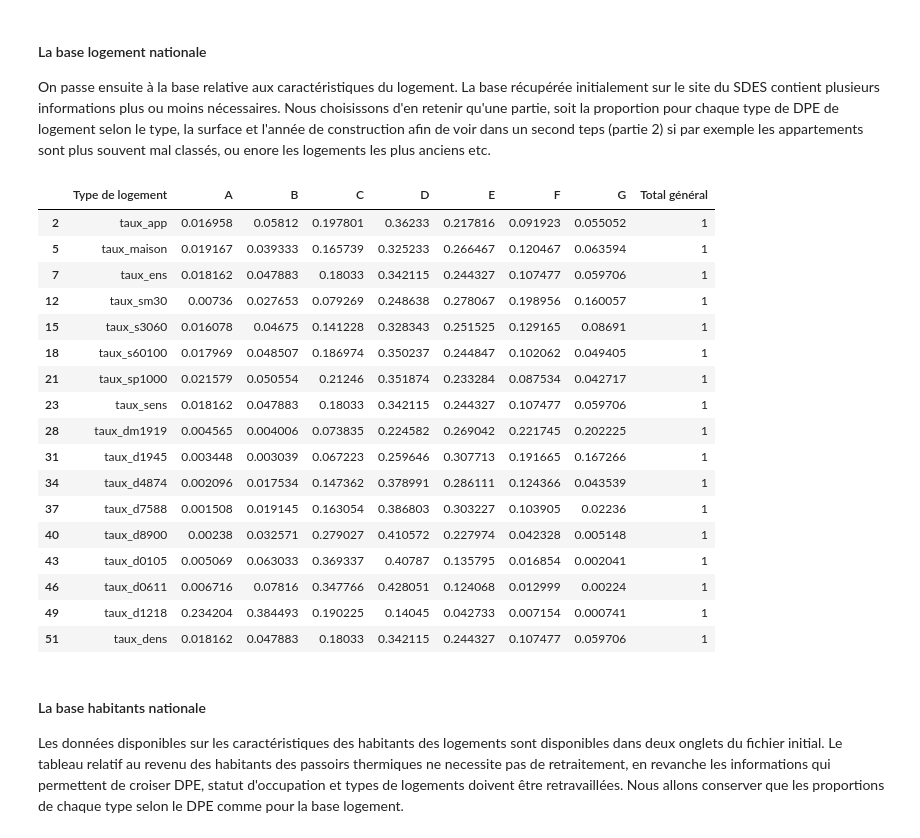
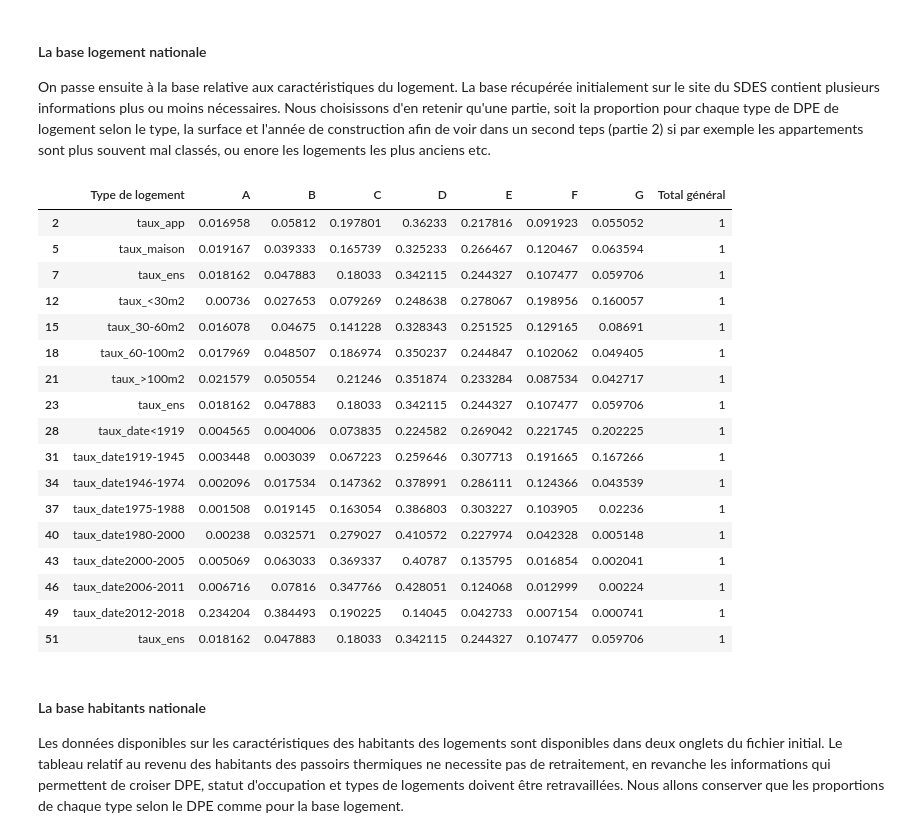
Before and after one commit to f-b-l/python2A, a Jupyter notebook: Master Notebook.ipynb, the cells around one changed output. Drawn from its saved outputs; the diff is of its cells as text; code cells hidden in the pictures.

```diff
--- a/Master Notebook.ipynb
+++ b/Master Notebook.ipynb
@@ -383,21 +383,21 @@ df_log_nat_work.iloc[2,0]="taux_app"
 df_log_nat_work.iloc[5,0]="taux_maison"
 df_log_nat_work.iloc[7,0]="taux_ens"
 #sur la surface
-df_log_nat_work.iloc[12,0]="taux_sm30"
-df_log_nat_work.iloc[15,0]="taux_s3060"
-df_log_nat_work.iloc[18,0]="taux_s60100"
-df_log_nat_work.iloc[21,0]="taux_sp1000"
-df_log_nat_work.iloc[23,0]="taux_sens"
+df_log_nat_work.iloc[12,0]="taux_<30m2"
+df_log_nat_work.iloc[15,0]="taux_30-60m2"
+df_log_nat_work.iloc[18,0]="taux_60-100m2"
+df_log_nat_work.iloc[21,0]="taux_>100m2"
+df_log_nat_work.iloc[23,0]="taux_ens"
 #sur la date de construction
-df_log_nat_work.iloc[28,0]="taux_dm1919"
-df_log_nat_work.iloc[31,0]="taux_d1945"
-df_log_nat_work.iloc[34,0]="taux_d4874"
-df_log_nat_work.iloc[37,0]="taux_d7588"
-df_log_nat_work.iloc[40,0]="taux_d8900"
-df_log_nat_work.iloc[43,0]="taux_d0105"
-df_log_nat_work.iloc[46,0]="taux_d0611"
-df_log_nat_work.iloc[49,0]="taux_d1218"
-df_log_nat_work.iloc[51,0]="taux_dens"
+df_log_nat_work.iloc[28,0]="taux_date<1919"
+df_log_nat_work.iloc[31,0]="taux_date1919-1945"
+df_log_nat_work.iloc[34,0]="taux_date1946-1974"
+df_log_nat_work.iloc[37,0]="taux_date1975-1988"
+df_log_nat_work.iloc[40,0]="taux_date1980-2000"
+df_log_nat_work.iloc[43,0]="taux_date2000-2005"
+df_log_nat_work.iloc[46,0]="taux_date2006-2011"
+df_log_nat_work.iloc[49,0]="taux_date2012-2018"
+df_log_nat_work.iloc[51,0]="taux_ens"
 #on supprime les lignes inutiles
 df_log_nat_work=df_log_nat_work.drop(labels=None, axis=0, index=0)
 df_log_nat_work=df_log_nat_work.drop(labels=None, axis=0, index=1)
@@ -416,47 +416,47 @@ df_log_nat_work=df_log_nat_work.drop(labels=None, axis=0, index=19)
 df_log_nat_work=df_log_nat_work.drop(labels=None, axis=0, index=20)
 df_log_nat_work=df_log_nat_work.drop(labels=None, axis=0, index=22)
 df_log_nat_work=df_log_nat_work.drop(labels=None, axis=0, index=24)
 df_log_nat_work=df_log_nat_work.drop(labels=None, axis=0, index=25)
 df_log_nat_work=df_log_nat_work.drop(labels=None, axis=0, index=26)
 df_log_nat_work=df_log_nat_work.drop(labels=None, axis=0, index=27)
 df_log_nat_work=df_log_nat_work.drop(labels=None, axis=0, index=29)
 df_log_nat_work=df_log_nat_work.drop(labels=None, axis=0, index=30)
 df_log_nat_work=df_log_nat_work.drop(labels=None, axis=0, index=32)
 df_log_nat_work=df_log_nat_work.drop(labels=None, axis=0, index=33)
 df_log_nat_work=df_log_nat_work.drop(labels=None, axis=0, index=35)
 df_log_nat_work=df_log_nat_work.drop(labels=None, axis=0, index=36)
 df_log_nat_work=df_log_nat_work.drop(labels=None, axis=0, index=38)
 df_log_nat_work=df_log_nat_work.drop(labels=None, axis=0, index=39)
 df_log_nat_work=df_log_nat_work.drop(labels=None, axis=0, index=41)
 df_log_nat_work=df_log_nat_work.drop(labels=None, axis=0, index=42)
 df_log_nat_work=df_log_nat_work.drop(labels=None, axis=0, index=44)
 df_log_nat_work=df_log_nat_work.drop(labels=None, axis=0, index=45)
 df_log_nat_work=df_log_nat_work.drop(labels=None, axis=0, index=47)
 df_log_nat_work=df_log_nat_work.drop(labels=None, axis=0, index=48)
 df_log_nat_work=df_log_nat_work.drop(labels=None, axis=0, index=50)
 df_log_nat_work
 #on transpose #
 #df_log_nat_work_T=df_log_nat_work.transpose()
 #df_log_nat_work_T_df
 # %% [output]
 |  | Type de logement | A | B | C | D | E | F | G | Total général |
 | 2 | taux_app | 0.016958 | 0.05812 | 0.197801 | 0.36233 | 0.217816 | 0.091923 | 0.055052 | 1 |
 | 5 | taux_maison | 0.019167 | 0.039333 | 0.165739 | 0.325233 | 0.266467 | 0.120467 | 0.063594 | 1 |
 | 7 | taux_ens | 0.018162 | 0.047883 | 0.18033 | 0.342115 | 0.244327 | 0.107477 | 0.059706 | 1 |
-| 12 | taux_sm30 | 0.00736 | 0.027653 | 0.079269 | 0.248638 | 0.278067 | 0.198956 | 0.160057 | 1 |
-| 15 | taux_s3060 | 0.016078 | 0.04675 | 0.141228 | 0.328343 | 0.251525 | 0.129165 | 0.08691 | 1 |
-| 18 | taux_s60100 | 0.017969 | 0.048507 | 0.186974 | 0.350237 | 0.244847 | 0.102062 | 0.049405 | 1 |
-| 21 | taux_sp1000 | 0.021579 | 0.050554 | 0.21246 | 0.351874 | 0.233284 | 0.087534 | 0.042717 | 1 |
-| 23 | taux_sens | 0.018162 | 0.047883 | 0.18033 | 0.342115 | 0.244327 | 0.107477 | 0.059706 | 1 |
-| 28 | taux_dm1919 | 0.004565 | 0.004006 | 0.073835 | 0.224582 | 0.269042 | 0.221745 | 0.202225 | 1 |
-| 31 | taux_d1945 | 0.003448 | 0.003039 | 0.067223 | 0.259646 | 0.307713 | 0.191665 | 0.167266 | 1 |
-| 34 | taux_d4874 | 0.002096 | 0.017534 | 0.147362 | 0.378991 | 0.286111 | 0.124366 | 0.043539 | 1 |
-| 37 | taux_d7588 | 0.001508 | 0.019145 | 0.163054 | 0.386803 | 0.303227 | 0.103905 | 0.02236 | 1 |
-| 40 | taux_d8900 | 0.00238 | 0.032571 | 0.279027 | 0.410572 | 0.227974 | 0.042328 | 0.005148 | 1 |
-| 43 | taux_d0105 | 0.005069 | 0.063033 | 0.369337 | 0.40787 | 0.135795 | 0.016854 | 0.002041 | 1 |
-| 46 | taux_d0611 | 0.006716 | 0.07816 | 0.347766 | 0.428051 | 0.124068 | 0.012999 | 0.00224 | 1 |
-| 49 | taux_d1218 | 0.234204 | 0.384493 | 0.190225 | 0.14045 | 0.042733 | 0.007154 | 0.000741 | 1 |
-| 51 | taux_dens | 0.018162 | 0.047883 | 0.18033 | 0.342115 | 0.244327 | 0.107477 | 0.059706 | 1 |
+| 12 | taux_<30m2 | 0.00736 | 0.027653 | 0.079269 | 0.248638 | 0.278067 | 0.198956 | 0.160057 | 1 |
+| 15 | taux_30-60m2 | 0.016078 | 0.04675 | 0.141228 | 0.328343 | 0.251525 | 0.129165 | 0.08691 | 1 |
+| 18 | taux_60-100m2 | 0.017969 | 0.048507 | 0.186974 | 0.350237 | 0.244847 | 0.102062 | 0.049405 | 1 |
+| 21 | taux_>100m2 | 0.021579 | 0.050554 | 0.21246 | 0.351874 | 0.233284 | 0.087534 | 0.042717 | 1 |
+| 23 | taux_ens | 0.018162 | 0.047883 | 0.18033 | 0.342115 | 0.244327 | 0.107477 | 0.059706 | 1 |
+| 28 | taux_date<1919 | 0.004565 | 0.004006 | 0.073835 | 0.224582 | 0.269042 | 0.221745 | 0.202225 | 1 |
+| 31 | taux_date1919-1945 | 0.003448 | 0.003039 | 0.067223 | 0.259646 | 0.307713 | 0.191665 | 0.167266 | 1 |
+| 34 | taux_date1946-1974 | 0.002096 | 0.017534 | 0.147362 | 0.378991 | 0.286111 | 0.124366 | 0.043539 | 1 |
+| 37 | taux_date1975-1988 | 0.001508 | 0.019145 | 0.163054 | 0.386803 | 0.303227 | 0.103905 | 0.02236 | 1 |
+| 40 | taux_date1980-2000 | 0.00238 | 0.032571 | 0.279027 | 0.410572 | 0.227974 | 0.042328 | 0.005148 | 1 |
+| 43 | taux_date2000-2005 | 0.005069 | 0.063033 | 0.369337 | 0.40787 | 0.135795 | 0.016854 | 0.002041 | 1 |
+| 46 | taux_date2006-2011 | 0.006716 | 0.07816 | 0.347766 | 0.428051 | 0.124068 | 0.012999 | 0.00224 | 1 |
+| 49 | taux_date2012-2018 | 0.234204 | 0.384493 | 0.190225 | 0.14045 | 0.042733 | 0.007154 | 0.000741 | 1 |
+| 51 | taux_ens | 0.018162 | 0.047883 | 0.18033 | 0.342115 | 0.244327 | 0.107477 | 0.059706 | 1 |
 # %% [markdown]
 #### La base habitants nationale
 
```
Also changed, not shown: parts of 4 cells of this notebook.
